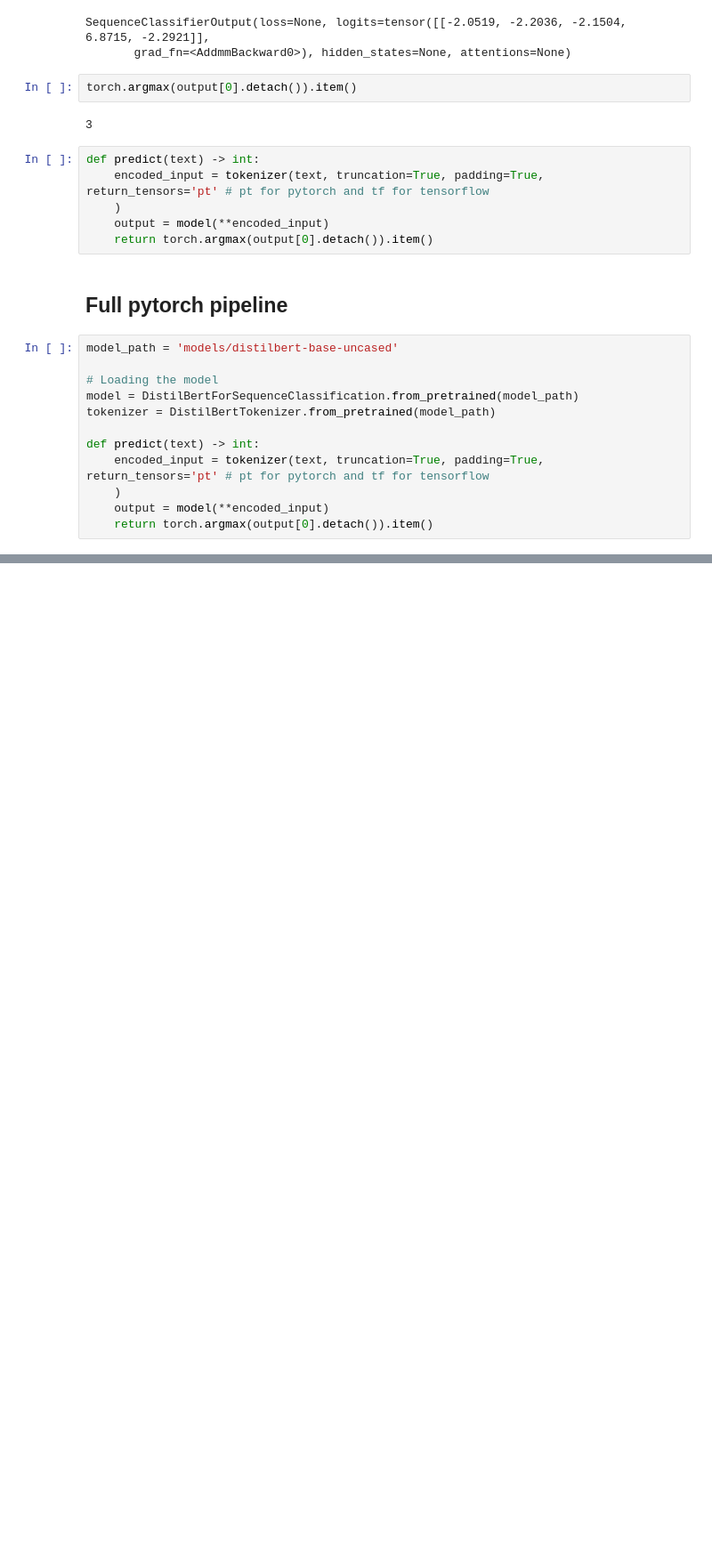
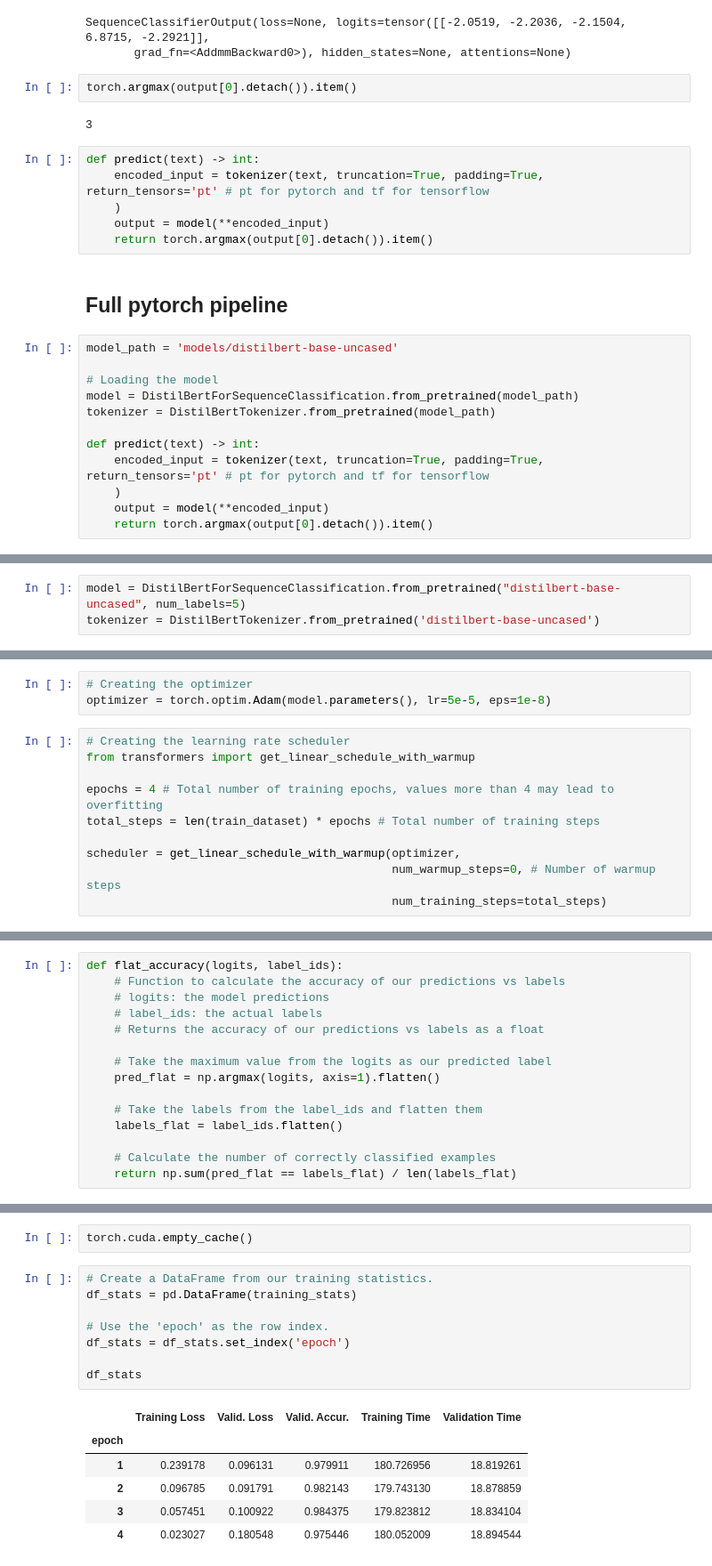
Before and after one commit to abbaouiAchraf/Bert_fineTune, a Jupyter notebook: bert fine-tuning.ipynb, the cells around one changed output, grey strips where cells are left out. Shown at 89% size. Cells and saved outputs as stored; diff of their text form; blank space fills up the shorter version.

Commit message:
Updating training methods

```diff
--- a/bert fine-tuning.ipynb
+++ b/bert fine-tuning.ipynb
@@ -317,0 +333,3 @@ predict("corruption in fifa")
+# %%
+model = DistilBertForSequenceClassification.from_pretrained("distilbert-base-uncased", num_labels=5)
+tokenizer = DistilBertTokenizer.from_pretrained('distilbert-base-uncased')
@@ -317,0 +361,13 @@ predict("corruption in fifa")
+# %%
+# Creating the optimizer
+optimizer = torch.optim.Adam(model.parameters(), lr=5e-5, eps=1e-8)
+# %%
+# Creating the learning rate scheduler
+from transformers import get_linear_schedule_with_warmup
+
+epochs = 4 # Total number of training epochs, values more than 4 may lead to overfitting
+total_steps = len(train_dataset) * epochs # Total number of training steps
+
+scheduler = get_linear_schedule_with_warmup(optimizer,
+                                            num_warmup_steps=0, # Number of warmup steps
+                                            num_training_steps=total_steps)
@@ -317,0 +395,15 @@ predict("corruption in fifa")
+# %%
+def flat_accuracy(logits, label_ids):
+    # Function to calculate the accuracy of our predictions vs labels
+    # logits: the model predictions
+    # label_ids: the actual labels
+    # Returns the accuracy of our predictions vs labels as a float
+
+    # Take the maximum value from the logits as our predicted label
+    pred_flat = np.argmax(logits, axis=1).flatten()
+
+    # Take the labels from the label_ids and flatten them
+    labels_flat = label_ids.flatten()
+
+    # Calculate the number of correctly classified examples
+    return np.sum(pred_flat == labels_flat) / len(labels_flat)
@@ -317,0 +558,17 @@ predict("corruption in fifa")
+# %%
+torch.cuda.empty_cache()
+# %%
+# Create a DataFrame from our training statistics.
+df_stats = pd.DataFrame(training_stats)
+
+# Use the 'epoch' as the row index.
+df_stats = df_stats.set_index('epoch')
+
+df_stats
+# %% [output]
+|  | Training Loss | Valid. Loss | Valid. Accur. | Training Time | Validation Time |
+| epoch |  |  |  |  |  |
+| 1 | 0.239178 | 0.096131 | 0.979911 | 180.726956 | 18.819261 |
+| 2 | 0.096785 | 0.091791 | 0.982143 | 179.743130 | 18.878859 |
+| 3 | 0.057451 | 0.100922 | 0.984375 | 179.823812 | 18.834104 |
+| 4 | 0.023027 | 0.180548 | 0.975446 | 180.052009 | 18.894544 |
```
Also changed, not shown: parts of 15 cells of this notebook, 1 other file.
